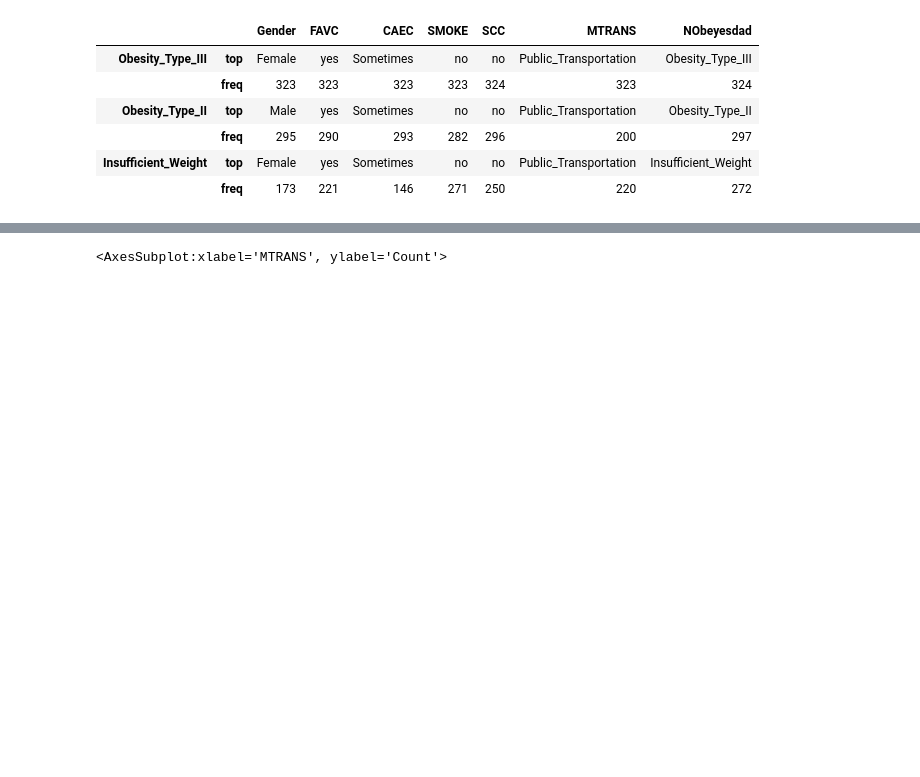
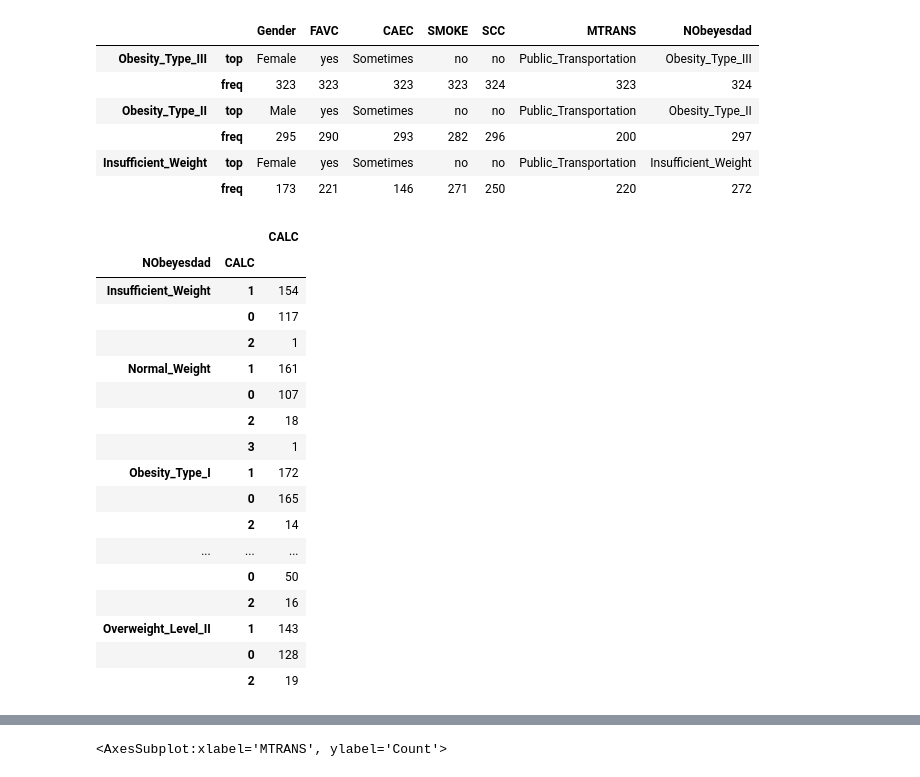
Before and after one commit to NoaAmichai/Obesity-Data-Science-Project, a Jupyter notebook: Obesity_Semester_B.ipynb, the cells around one changed output, grey strips where cells are left out. Saved outputs shown, nothing was run; the diff lists cells and outputs as text; code cells hidden in the pictures; blank space fills up the shorter version.

```diff
--- a/Obesity_Semester_B.ipynb
+++ b/Obesity_Semester_B.ipynb
@@ -75,3 +75,24 @@ pd.concat([Type_III, Type_II,Insufficient_Weight_describe],
 |  | freq | 295 | 290 | 293 | 282 | 296 | 200 | 297 |
 | Insufficient_Weight | top | Female | yes | Sometimes | no | no | Public_Transportation | Insufficient_Weight |
 |  | freq | 173 | 221 | 146 | 271 | 250 | 220 | 272 |
+# %%
+pd.DataFrame(df.CALC.groupby(df.NObeyesdad).value_counts())
+# %% [output]
+|  |  | CALC |
+| NObeyesdad | CALC |  |
+| Insufficient_Weight | 1 | 154 |
+|  | 0 | 117 |
+|  | 2 | 1 |
+| Normal_Weight | 1 | 161 |
+|  | 0 | 107 |
+|  | 2 | 18 |
+|  | 3 | 1 |
+| Obesity_Type_I | 1 | 172 |
+|  | 0 | 165 |
+|  | 2 | 14 |
+| ... | ... | ... |
+|  | 0 | 50 |
+|  | 2 | 16 |
+| Overweight_Level_II | 1 | 143 |
+|  | 0 | 128 |
+|  | 2 | 19 |
```
Also changed, not shown: parts of 4 cells of this notebook.
